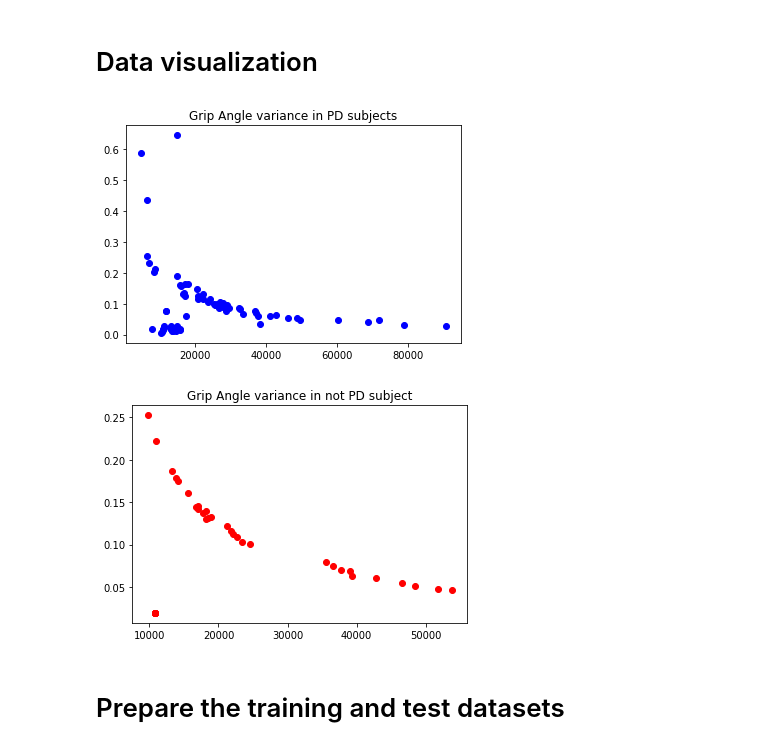
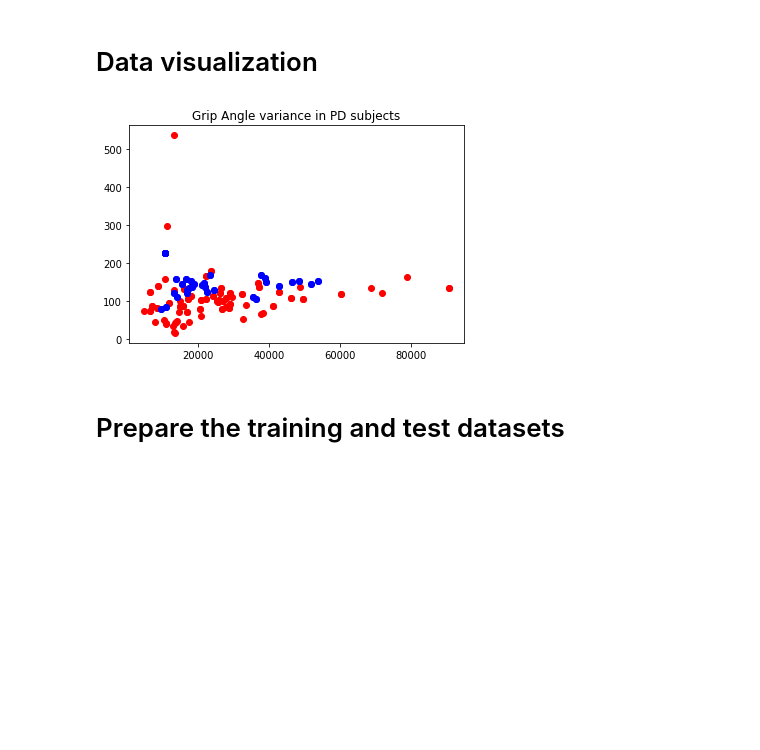
Before and after one commit to ErlantzCalvo/Parkinson_Detection, a Jupyter notebook: Parkinson_disease.ipynb, the cells around one changed output. Drawn from its saved outputs; the diff is of its cells as text; code cells hidden in the pictures; blank space fills up the shorter version.

```diff
--- a/Parkinson_disease.ipynb
+++ b/Parkinson_disease.ipynb
@@ -193,27 +201,22 @@ final_dataset
 # Data visualization
 # %%
 control_data = final_dataset[final_dataset['Parkinson']==0]
-control_grip = control_data['CoordinatesDelta']
+control_grip = control_data['GripAngleStd']
 control_time = control_data['Duration']
 controlY = control_grip.to_list()
 controlX = control_time.to_list()
 
 parkinson_data = final_dataset[final_dataset['Parkinson']==1]
-parkinson_grip = parkinson_data['CoordinatesDelta']
+parkinson_grip = parkinson_data['GripAngleStd']
 parkinson_time = parkinson_data['Duration']
 parkinsonY = parkinson_grip.to_list()
 parkinsonX = parkinson_time.to_list()
 
-plt.plot( parkinsonX, parkinsonY, 'bo')
+plt.plot( parkinsonX, parkinsonY,'ro', controlX, controlY,  'bo' )
 plt.title('Grip Angle variance in PD subjects')
 plt.show()
-
-plt.plot(controlX, controlY, 'ro')
-plt.title('Grip Angle variance in not PD subject')
-plt.show()
 # %% [output]
-[figure, old version]
+[figure, new version]
-[figure, removed]
 # %% [markdown]
 # Prepare the training and test datasets
 # %%
```
Also changed, not shown: parts of 13 cells of this notebook.
